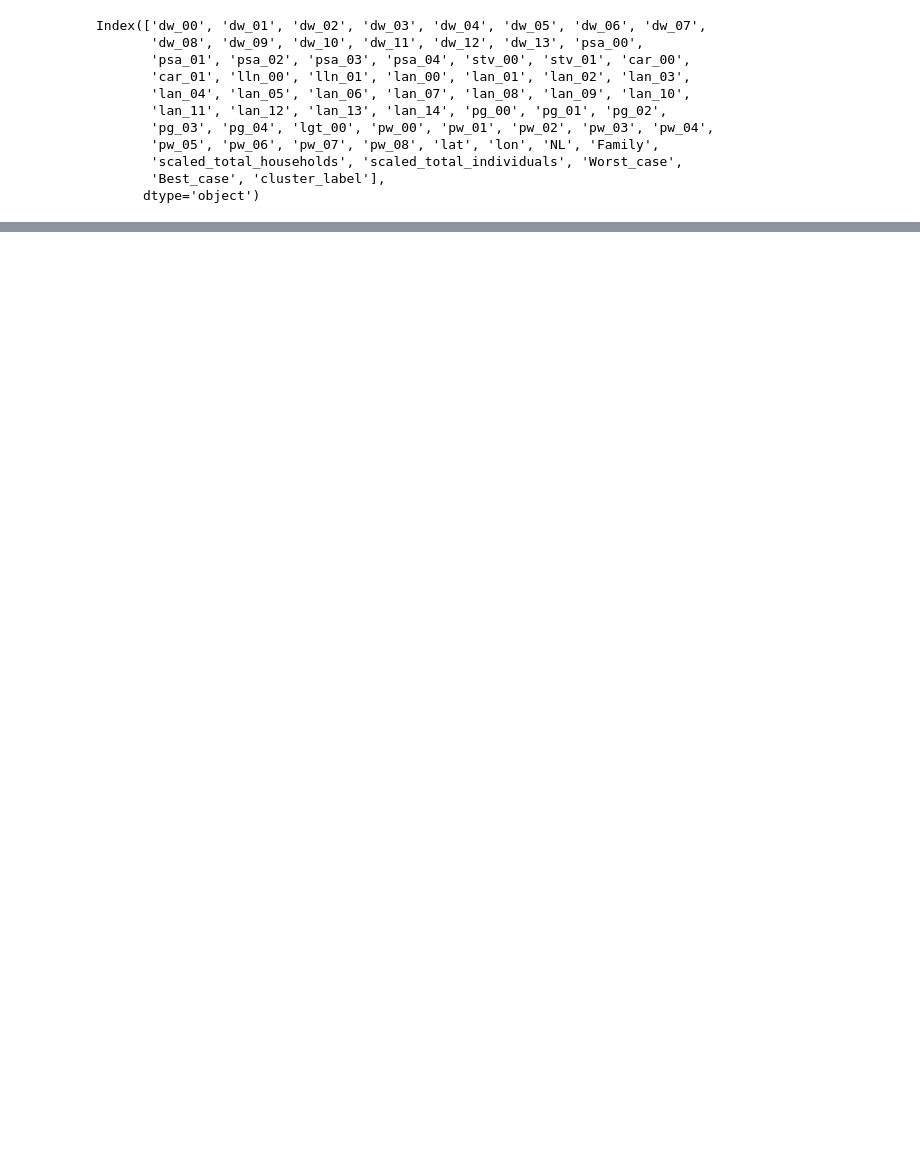
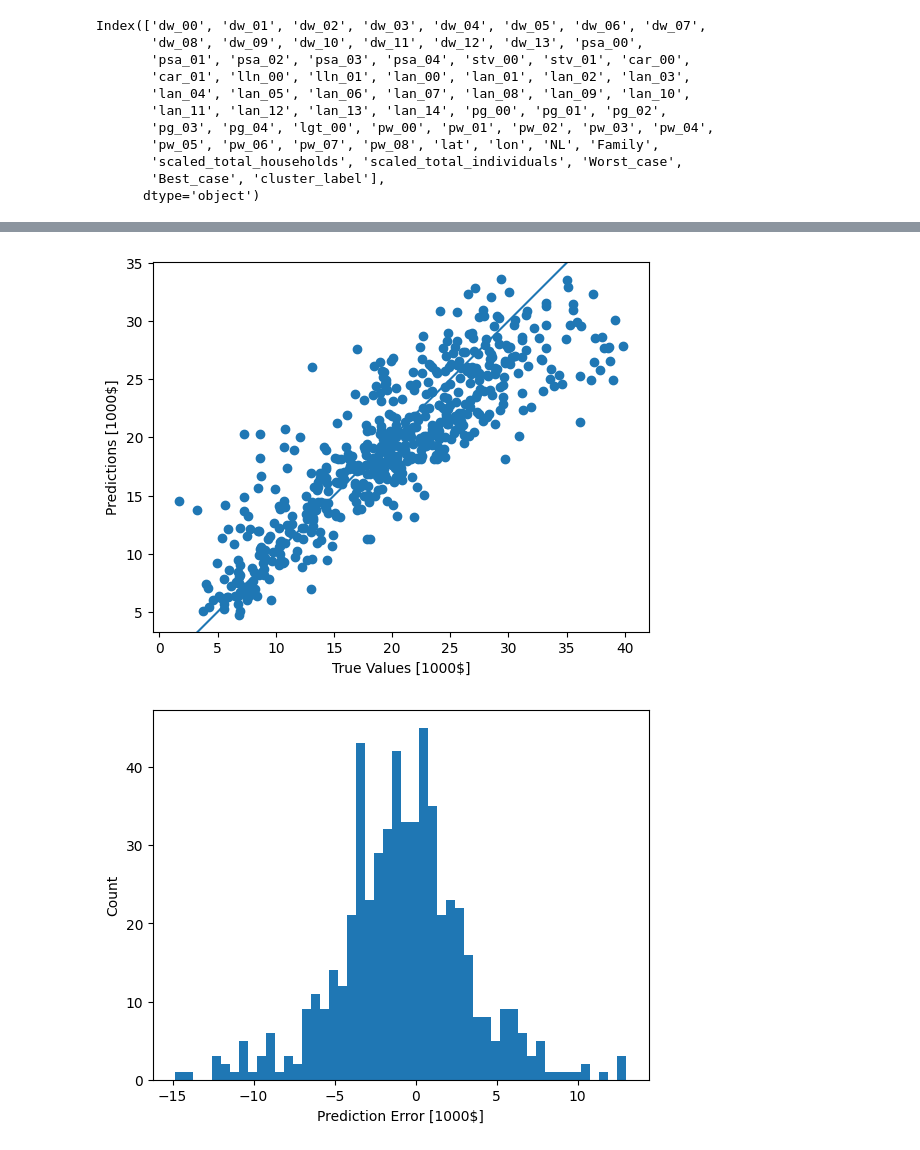
Before and after one commit to ExplorerGumel/Trailblazers-Qualification-Challenge, a Jupyter notebook: Solution.ipynb, the cells around one changed output, grey strips where cells are left out. Saved outputs shown, nothing was run; the diff lists cells and outputs as text; code cells hidden in the pictures; blank space fills up the shorter version.

```diff
--- a/Solution.ipynb
+++ b/Solution.ipynb
@@ -182,0 +425,4 @@ print(mean_squared_error(y_test,prediction))
+# %%
+test_predictions = model_conv1D.predict(X_test_reshaped).flatten()
+plot_prediction(y_test, test_predictions)
+# %% [output]
@@ -182,0 +430,2 @@ print(mean_squared_error(y_test,prediction))
+[figure, added]
+[figure, added]
```
Also changed, not shown: parts of 20 cells of this notebook.
